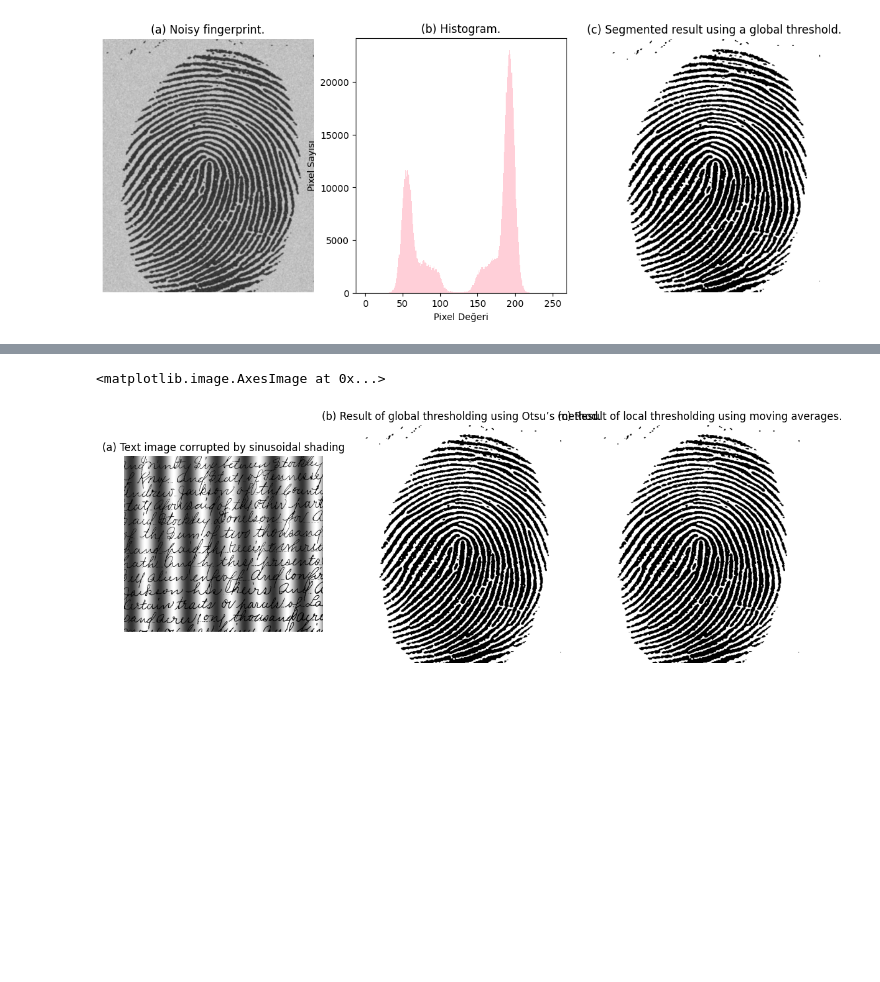
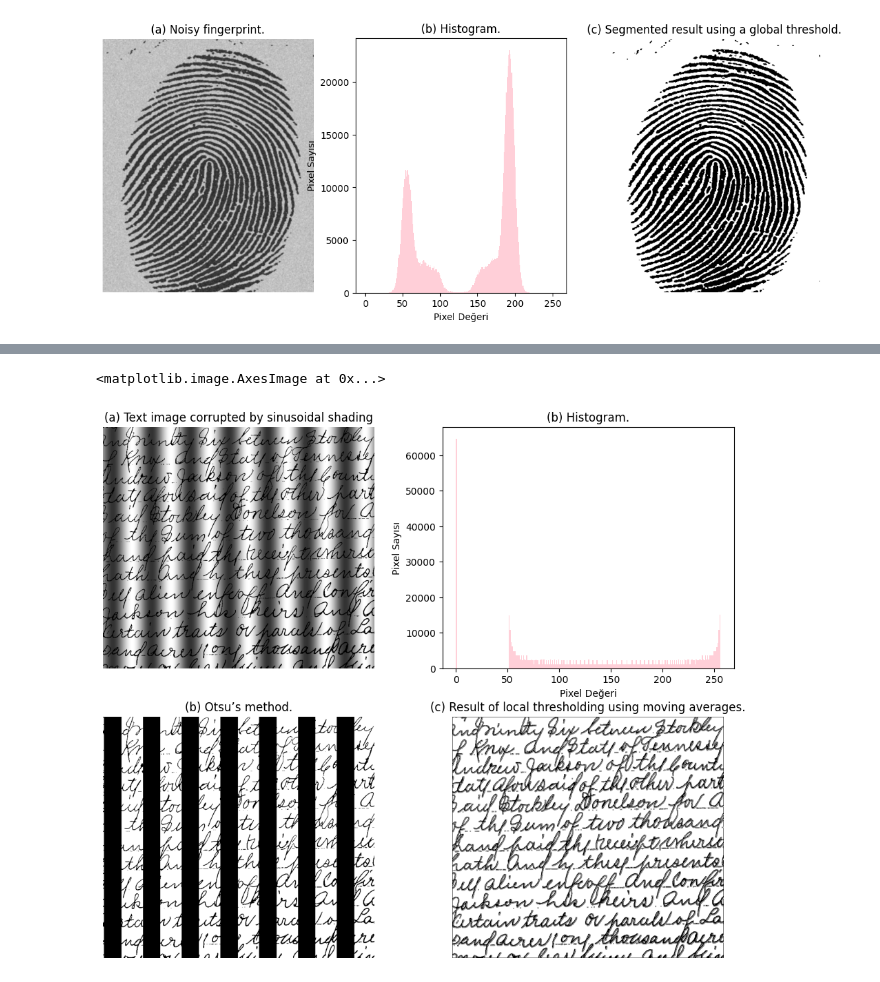
Before and after one commit to beyzanrcam/Image_Processing, a Jupyter notebook: LAB05/210102002037_BEYZANUR_CAM_LAB5.ipynb, the cells around one changed output, grey strips where cells are left out. Cells and saved outputs as stored; diff of their text form; code cells hidden in the pictures; blank space fills up the shorter version.

```diff
--- a/LAB05/210102002037_BEYZANUR_CAM_LAB5.ipynb
+++ b/LAB05/210102002037_BEYZANUR_CAM_LAB5.ipynb
@@ -284,22 +337,33 @@ plt.imshow(segmented_image, cmap="gray", vmin=0, vmax=255)
 # %%
 image = PGMImage('Fig1050(a)(sine_shaded_text_image).pgm')
+average_filter = np.ones((3, 3)) / 25
 
-plt.figure(figsize=(14, 5))
+optimal_threshold, segmented_image, separability = image.otsuThresholding()
 
-plt.subplot(1, 3, 1)
+segmented_image_mov_ave = image.applyKernelAndThreshold(average_filter)
+
+plt.figure(figsize=(12, 10))
+
+plt.subplot(2, 2, 1)
 plt.title("(a) Text image corrupted by sinusoidal shading")
 plt.axis('off')
 plt.imshow(image.pixels_2d, cmap="gray", vmin=0, vmax=255)
 
-plt.subplot(1, 3, 2)
-plt.title("(b) Result of global thresholding using Otsu’s method.")
+plt.subplot(2, 2, 2)
+plt.title("(b) Histogram.")
+plt.hist(image.pixels_2d.ravel(), bins=256, range=[0, 256], color='pink', alpha=0.75)
+plt.xlabel('Pixel Değeri')
+plt.ylabel('Pixel Sayısı')
+
+plt.subplot(2, 2, 3)
+plt.title("(b) Otsu’s method.")
 plt.axis('off')
 plt.imshow(segmented_image, cmap="gray", vmin=0, vmax=255)
 
-plt.subplot(1, 3, 3)
+plt.subplot(2, 2, 4)
 plt.title("(c) Result of local thresholding using moving averages.")
 plt.axis('off')
-plt.imshow(segmented_image, cmap="gray", vmin=0, vmax=255)
+plt.imshow(segmented_image_mov_ave, cmap="gray", vmin=0, vmax=255)
 # %% [output]
 <matplotlib.image.AxesImage at 0x...>
-[figure, old version]
+[figure, new version]
```
Also changed, not shown: parts of 7 cells of this notebook.
